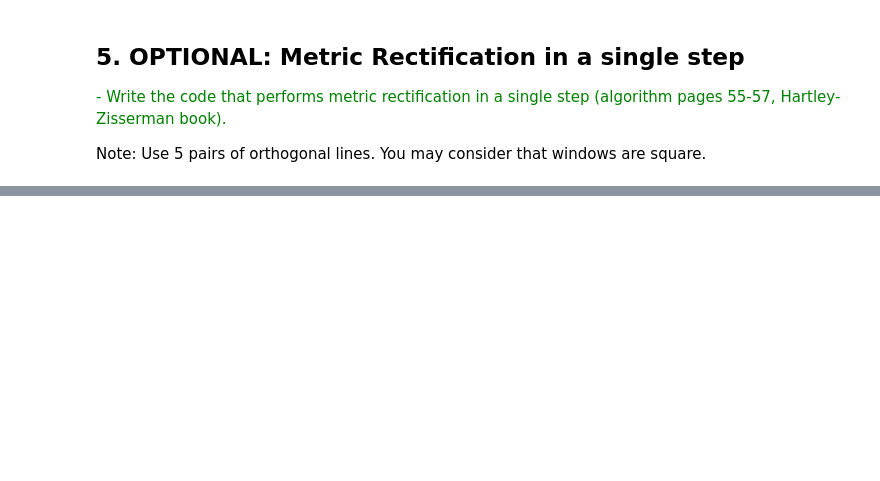
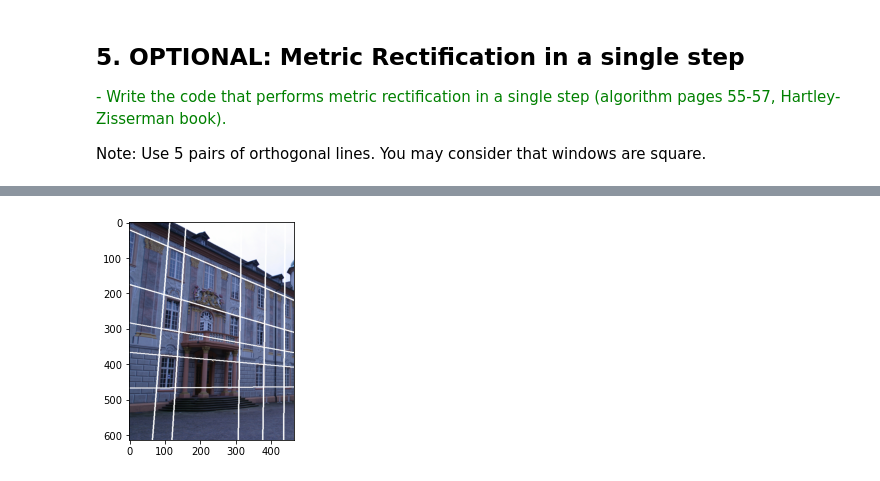
Before and after one commit to brugues/MCV-M4, a Jupyter notebook: lab1/lab1.ipynb, the cells around one changed output, grey strips where cells are left out. Cells and saved outputs as stored; diff of their text form; code cells hidden in the pictures; blank space fills up the shorter version.

```diff
--- a/lab1/lab1.ipynb
+++ b/lab1/lab1.ipynb
@@ -561,0 +569,36 @@ Note: Use 5 pairs of orthogonal lines. You may consider that windows are square.
+# %%
+lines_path = "./Data/0001_s_info_lines.txt"
+A = np.loadtxt(lines_path)
+
+# points of interest
+p1,p2 = get_points(A, 314)
+p3,p4 = get_points(A, 300)
+p5,p6 = get_points(A, 613)
+p7,p8 = get_points(A, 540)
+p9,p10 = get_points(A, 187)
+p11,p12 = get_points(A, 336)
+p13,p14 = get_points(A, 283)
+p15,p16 = get_points(A, 297)
+p17,p18 = get_points(A, 644)
+p19,p20 = get_points(A, 169)
+
+# Sets of lines
+#Set one
+l1 = np.cross(p1,p2)
+m1 = np.cross(p3,p4)
+#Set two
+l2 = np.cross(p5,p6)
+m2 = np.cross(p7,p8)
+#Set three
+l3 = np.cross(p9,p10)
+m3 = np.cross(p11,p12)
+#Set four
+l4 = np.cross(p13,p14)
+m4 = np.cross(p15,p16)
+#Set five
+l5 = np.cross(p17,p18)
+m5 = np.cross(p19,p20)
+
+draw_image_lines(I, [l1,m1,l2,m2,l3,m3,l4,m4,l5,m5])
+# %% [output]
+[figure, added]
```
Also changed, not shown: parts of 8 cells of this notebook.
